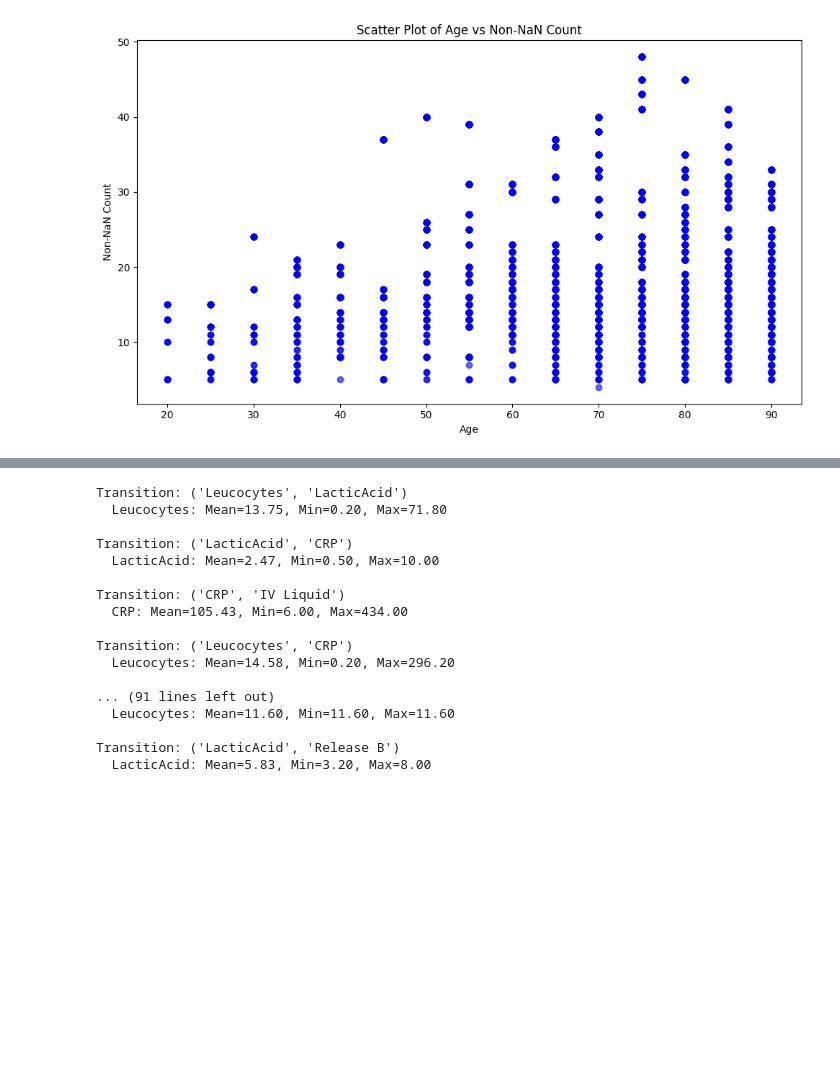
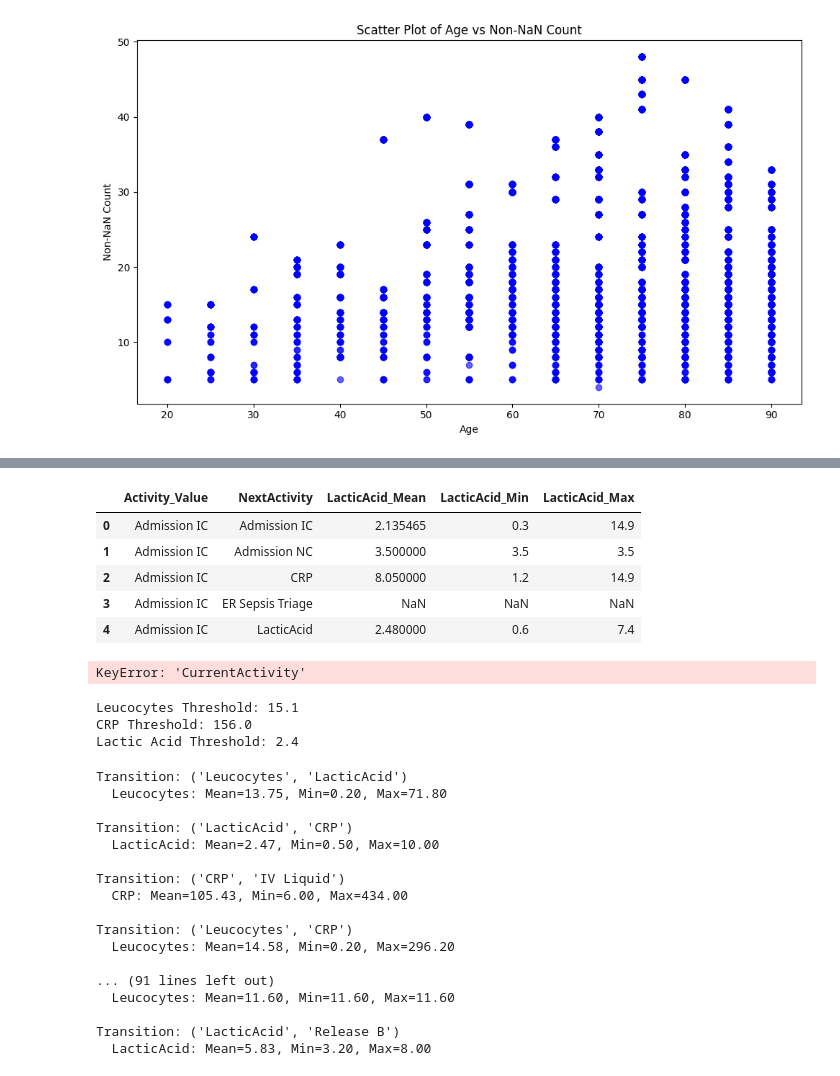
Before and after one commit to mohdkashifansari/Process_Analytics, a Jupyter notebook: model.ipynb, the cells around one changed output, grey strips where cells are left out. Cells and saved outputs as stored; diff of their text form; code cells hidden in the pictures; blank space fills up the shorter version.

```diff
--- a/model.ipynb
+++ b/model.ipynb
@@ -455,0 +547,9 @@ plt.show()
+# %%
+lactic_acid_df.head()
+# %% [output]
+|  | Activity_Value | NextActivity | LacticAcid_Mean | LacticAcid_Min | LacticAcid_Max |
+| 0 | Admission IC | Admission IC | 2.135465 | 0.3 | 14.9 |
+| 1 | Admission IC | Admission NC | 3.500000 | 3.5 | 3.5 |
+| 2 | Admission IC | CRP | 8.050000 | 1.2 | 14.9 |
+| 3 | Admission IC | ER Sepsis Triage | NaN | NaN | NaN |
+| 4 | Admission IC | LacticAcid | 2.480000 | 0.6 | 7.4 |
@@ -456,3 +567,57 @@ plt.show()
+# %%
+import pandas as pd
+
+# Example data (replace with your actual dataframe)
+# merged_df should have columns like 'CurrentActivity', 'NextActivity', 'Leucocytes', 'CRP', 'LacticAcid'
+
+# Step 1: Group by 'CurrentActivity' -> 'NextActivity' and analyze Leucocytes
+leucocytes_df = (
+    merged_df.groupby(['CurrentActivity', 'NextActivity'])['Leucocytes']
+    .agg(['mean', 'min', 'max'])
+    .reset_index()
+    .rename(columns={'mean': 'Leucocytes_Mean', 'min': 'Leucocytes_Min', 'max': 'Leucocytes_Max'})
+)
+
+# Step 2: Group by 'CurrentActivity' -> 'NextActivity' and analyze CRP
+crp_df = (
+    merged_df.groupby(['CurrentActivity', 'NextActivity'])['CRP']
+    .agg(['mean', 'min', 'max'])
+    .reset_index()
+    .rename(columns={'mean': 'CRP_Mean', 'min': 'CRP_Min', 'max': 'CRP_Max'})
+)
+
+# Step 3: Group by 'CurrentActivity' -> 'NextActivity' and analyze Lactic Acid
+lactic_acid_df = (
+    merged_df.groupby(['CurrentActivity', 'NextActivity'])['LacticAcid']
+    .agg(['mean', 'min', 'max'])
+    .reset_index()
+    .rename(columns={'mean': 'LacticAcid_Mean', 'min': 'LacticAcid_Min', 'max': 'LacticAcid_Max'})
+)
+
+# Display the results
+print("Leucocytes Analysis:")
+print(leucocytes_df)
+
+print("\nCRP Analysis:")
+print(crp_df)
+
+print("\nLactic Acid Analysis:")
+print(lactic_acid_df)
+# %% [output]
+KeyError: 'CurrentActivity'
+# %%
+# Calculate thresholds for diagnostic features from the dataset
+leucocytes_threshold = merged_df['Leucocytes'].quantile(0.75)  # 75th percentile
+crp_threshold = merged_df['CRP'].quantile(0.75)  # 75th percentile
+lactic_acid_threshold = merged_df['LacticAcid'].quantile(0.75)  # 75th percentile
+
+print(f"Leucocytes Threshold: {leucocytes_threshold}")
+print(f"CRP Threshold: {crp_threshold}")
+print(f"Lactic Acid Threshold: {lactic_acid_threshold}")
+# %% [output]
+Leucocytes Threshold: 15.1
+CRP Threshold: 156.0
+Lactic Acid Threshold: 2.4
 # %%
 import pandas as pd
 import numpy as np
```
Also changed, not shown: parts of 7 cells of this notebook.
